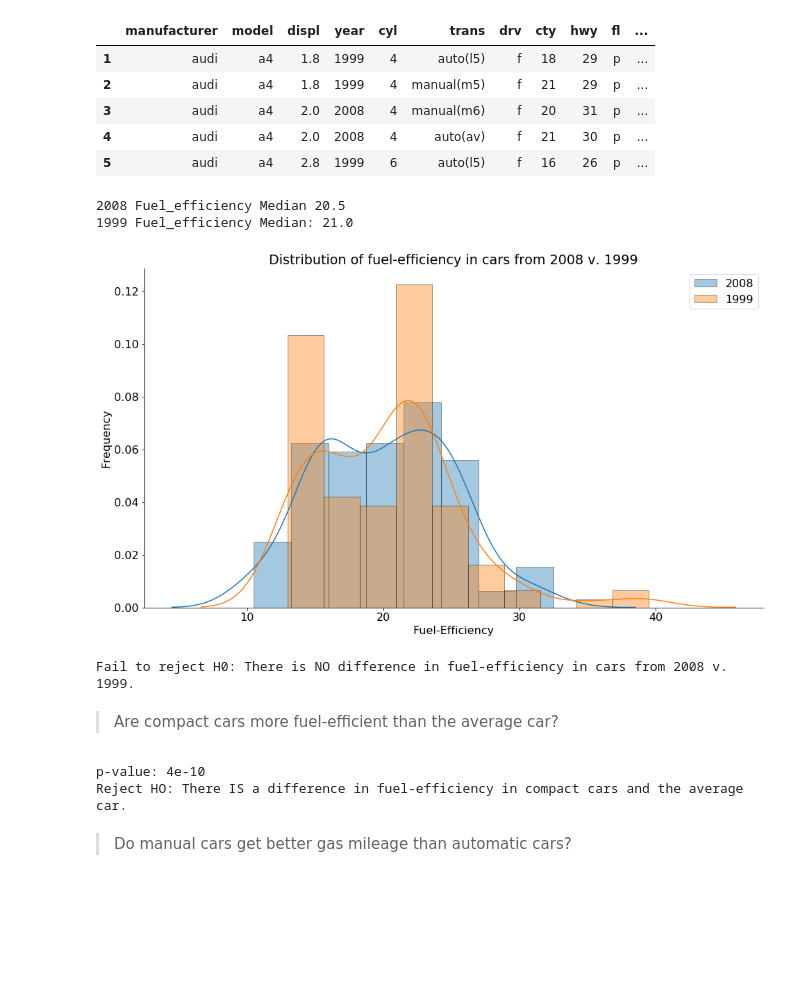
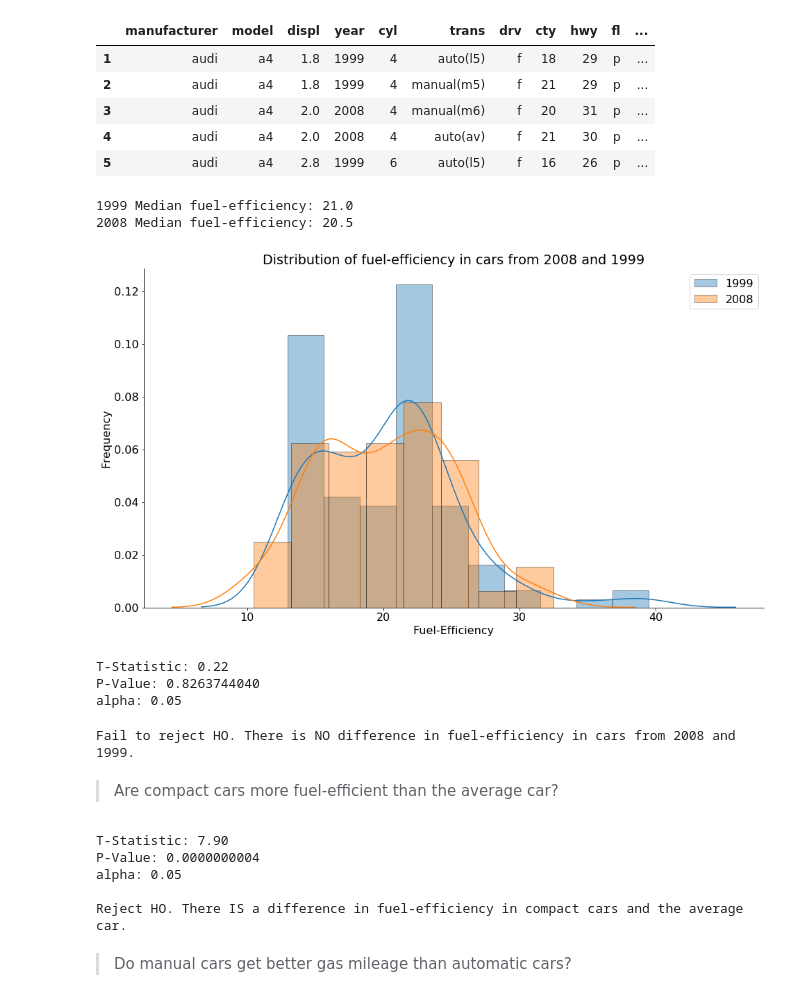
Before and after one commit to Promeos/statistics-exercises, a Jupyter notebook: hypothesis_testing.ipynb, the cells around one changed output. Cells and saved outputs as stored; diff of their text form; code cells hidden in the pictures; blank space fills up the shorter version.

Commit message:
complete exercises after family visit. Actually practice statistical thinking and approach the problem in a best practices way.

```diff
--- a/hypothesis_testing.ipynb
+++ b/hypothesis_testing.ipynb
@@ -410,23 +420,26 @@ df_mpg.head()
 # %%
 df_mpg['avg_mpg'] = (df_mpg.cty + df_mpg.hwy)/2
 
-# Create car subgroups (2008, 1999) with continuous data (2008 avg_mpg, 1999 avg_mpg).
-cars_08 = df_mpg[df_mpg.year == 2008].avg_mpg
-cars_99 = df_mpg[df_mpg.year == 1999].avg_mpg
+# Create subgroups using year as categorical variable
+# And average miles per gallon as with continuous data (2008 avg_mpg, 1999 avg_mpg).
+cars_1999 = df_mpg[df_mpg.year == 1999].avg_mpg
+cars_2008 = df_mpg[df_mpg.year == 2008].avg_mpg
-# %%
-median_08 = np.median(cars_08)
-median_99 = np.median(cars_99)
-print("2008 Fuel_efficiency Median",median_08, "\n1999 Fuel_efficiency Median:",median_99)
-# %% [output]
-2008 Fuel_efficiency Median 20.5
-1999 Fuel_efficiency Median: 21.0
+# %%
+median_mpg_1999 = np.median(cars_1999)
+median_mpg_2008 = np.median(cars_2008)
+
+print("1999 Median fuel-efficiency:",median_mpg_1999)
+print("2008 Median fuel-efficiency:",median_mpg_2008)
+# %% [output]
+1999 Median fuel-efficiency: 21.0
+2008 Median fuel-efficiency: 20.5
 # %%
+sns.distplot(cars_99, label='1999')
 sns.distplot(cars_08, label='2008')
-sns.distplot(cars_99, label='1999')
 
-plt.title("Distribution of fuel-efficiency in cars from 2008 v. 1999")
+plt.title("Distribution of fuel-efficiency in cars from 2008 and 1999")
 plt.xlabel("Fuel-Efficiency")
 plt.ylabel("Frequency")
 plt.legend();
 # %% [output]
-[figure, old version]
+[figure, new version]
@@ -435,10 +446,18 @@ t, p = stats.ttest_ind(cars_08, cars_99)
+# %%
+t, p = stats.ttest_ind(cars_99, cars_08)
+
+print("T-Statistic: {:.2f}\nP-Value: {:.10f}\nalpha: {:.2f}\n".format(t, p, alpha))
+# %% [output]
+T-Statistic: 0.22
+P-Value: 0.8263744040
+alpha: 0.05
 # %%
 if p < alpha:
-    print('Reject $H_{O}$: There IS a difference in fuel-efficiency in cars from 2008 v. 1999.')
+    print('Reject HO. There IS a difference in fuel-efficiency in cars from 2008 and 1999.')
 else:
-    print('Fail to reject H0: There is NO difference in fuel-efficiency in cars from 2008 v. 1999.')
+    print('Fail to reject HO. There is NO difference in fuel-efficiency in cars from 2008 and 1999.')
 # %% [output]
-Fail to reject H0: There is NO difference in fuel-efficiency in cars from 2008 v. 1999.
+Fail to reject HO. There is NO difference in fuel-efficiency in cars from 2008 and 1999.
 # %% [markdown]
 > Are compact cars more fuel-efficient than the average car?
 # %%
@@ -452,16 +471,19 @@ compact_cars = df_mpg[df_mpg['class'] == 'compact'].avg_mpg
 t, p = stats.ttest_1samp(compact_cars, pop_mean)
 
 # Evaluate the significance of the p-value against alpha.
-print("p-value:", round(p, 10))
+print("T-Statistic: {:.2f}\nP-Value: {:.10f}\nalpha: {:.2f}\n".format(t, p, alpha))
 
 # Determine the appropriate Hypothesis.
 if p < alpha:
-    print('Reject HO: There IS a difference in fuel-efficiency in compact cars and the average car.')
+    print('Reject HO. There IS a difference in fuel-efficiency in compact cars and the average car.')
 else:
     print('Fail to reject HO: There is NO difference in fuel-efficiency in compact cars and the average car.')
 # %% [output]
-p-value: 4e-10
-Reject HO: There IS a difference in fuel-efficiency in compact cars and the average car.
+T-Statistic: 7.90
+P-Value: 0.0000000004
+alpha: 0.05
+
+Reject HO. There IS a difference in fuel-efficiency in compact cars and the average car.
 # %% [markdown]
 > Do manual cars get better gas mileage than automatic cars?
 # %%
```
Also changed, not shown: parts of 50 cells of this notebook.
